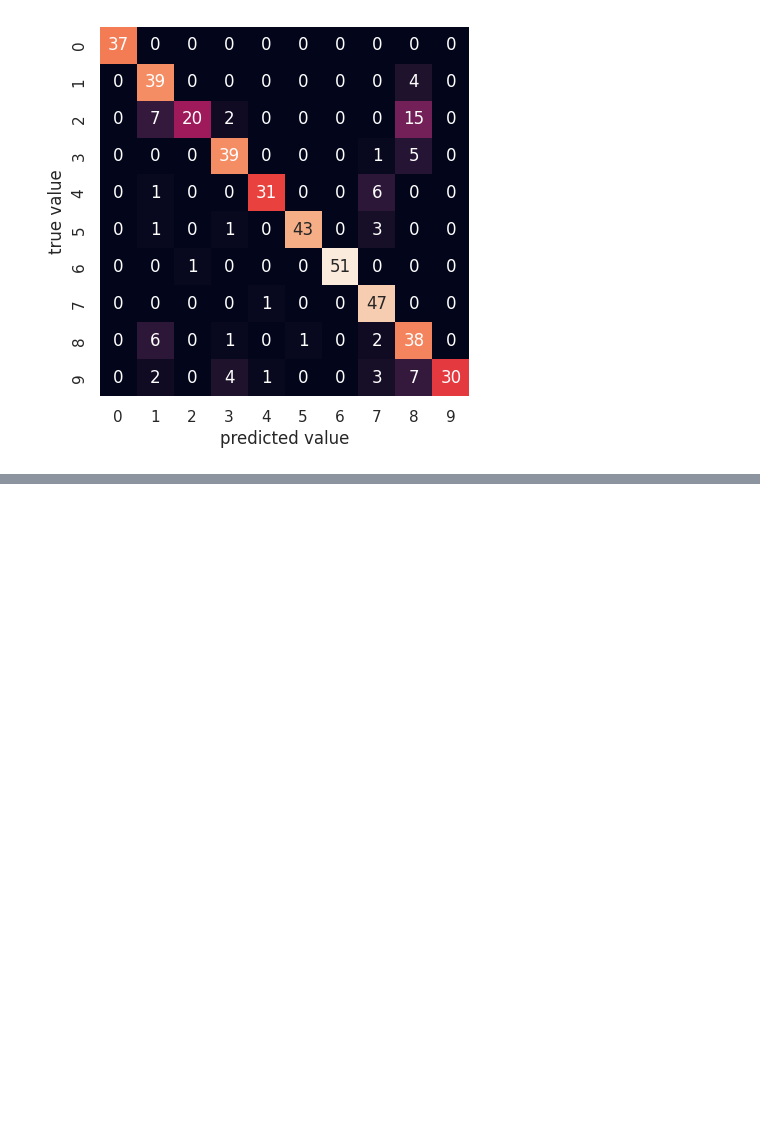
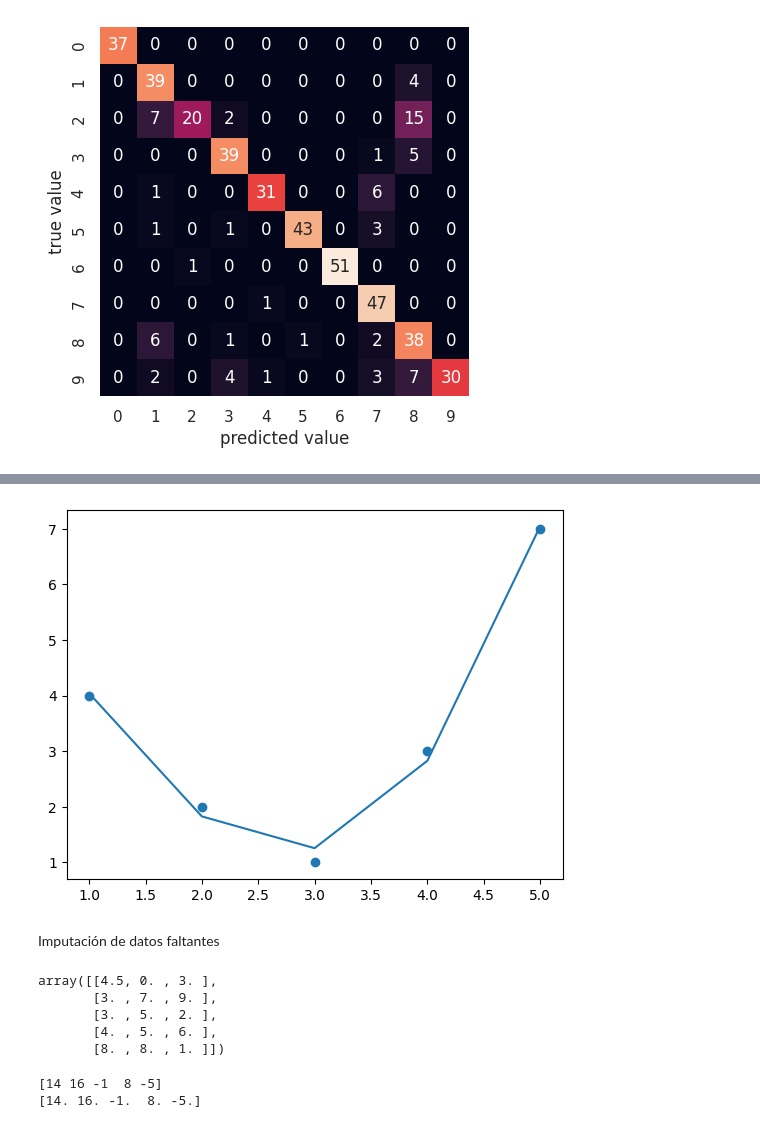
Before and after one commit to Lizbeth-Guerrero/MineriaDeDatos, a Jupyter notebook: Untitled0.ipynb, the cells around one changed output, grey strips where cells are left out. Saved outputs shown, nothing was run; the diff lists cells and outputs as text; code cells hidden in the pictures; blank space fills up the shorter version.

```diff
--- a/Untitled0.ipynb
+++ b/Untitled0.ipynb
@@ -1843,0 +2002,9 @@ plt.ylabel('true value');
+# %%
+model = LinearRegression().fit(X2, y)
+yfit = model.predict(X2)
+plt.scatter(x, y)
+plt.plot(x, yfit);
+# %% [output]
+[figure, added]
+# %% [markdown]
+Imputación de datos faltantes
@@ -1843,0 +2019,11 @@ plt.ylabel('true value');
+# %%
+from sklearn.impute import SimpleImputer
+imp = SimpleImputer(strategy='mean')
+X2 = imp.fit_transform(X)
+X2
+# %% [output]
+array([[4.5, 0. , 3. ],
+       [3. , 7. , 9. ],
+       [3. , 5. , 2. ],
+       [4. , 5. , 6. ],
+       [8. , 8. , 1. ]])
@@ -1843,0 +2036,7 @@ plt.ylabel('true value');
+# %%
+model.fit(X, y)  # X with missing values, from above
+print(y)
+print(model.predict(X))
+# %% [output]
+[14 16 -1  8 -5]
+[14. 16. -1.  8. -5.]
```
Also changed, not shown: parts of 28 cells of this notebook.
